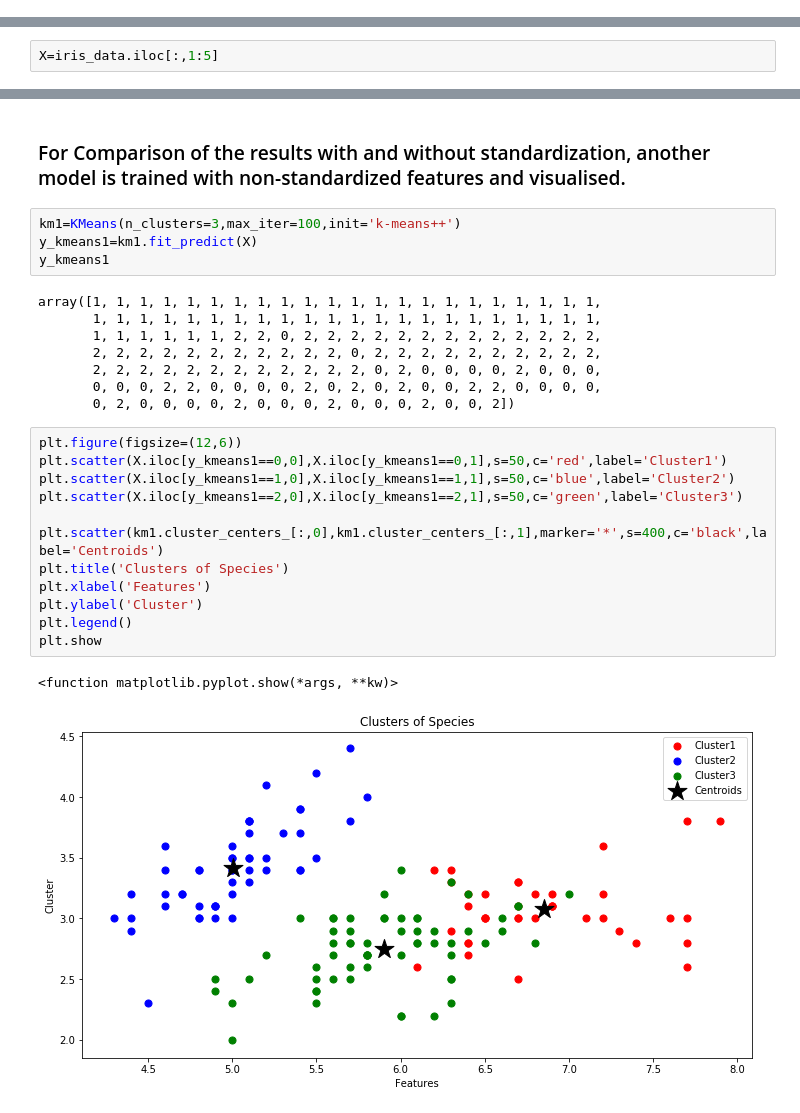
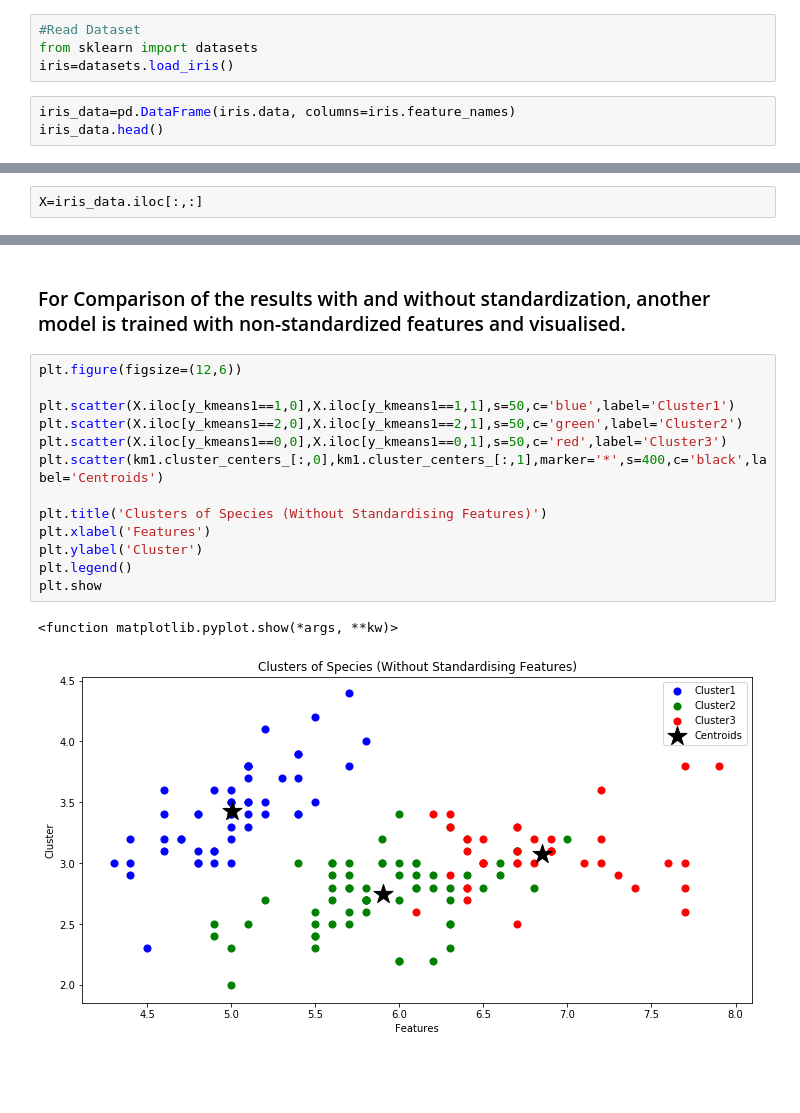
Before and after one commit to Thirumagal-Vani/The-Sparks-Foundation-Intern, a Jupyter notebook: Task 3 - To Explore Unsupervised Machine Learning.ipynb, the cells around one changed output, grey strips where cells are left out. Drawn from its saved outputs; the diff is of its cells as text; blank space fills up the shorter version.

```diff
--- a/Task 3 - To Explore Unsupervised Machine Learning.ipynb
+++ b/Task 3 - To Explore Unsupervised Machine Learning.ipynb
@@ -29,0 +17,7 @@ iris_data.head()
+# %%
+#Read Dataset
+from sklearn import datasets
+iris=datasets.load_iris()
+# %%
+iris_data=pd.DataFrame(iris.data, columns=iris.feature_names)
+iris_data.head()
@@ -48,6 +45,6 @@ dtype: int64
 - ### The independent features which can be used in training are SepalLengthCm, SepalWidthCm, PetalLengthCm, PetalWidthCm.
 # %%
-X=iris_data.iloc[:,1:5]
+X=iris_data.iloc[:,:]
 # %% [markdown]
 ### To understand the distribution of each dependent feature, we use describe method
 # %%
@@ -133,29 +132,18 @@ plt.show
 # %% [markdown]
 ### For Comparison of the results with and without standardization, another model is trained with non-standardized  features and visualised.
-# %%
-km1=KMeans(n_clusters=3,max_iter=100,init='k-means++')
-y_kmeans1=km1.fit_predict(X)
-y_kmeans1
-# %% [output]
-array([1, 1, 1, 1, 1, 1, 1, 1, 1, 1, 1, 1, 1, 1, 1, 1, 1, 1, 1, 1, 1, 1,
-       1, 1, 1, 1, 1, 1, 1, 1, 1, 1, 1, 1, 1, 1, 1, 1, 1, 1, 1, 1, 1, 1,
-       1, 1, 1, 1, 1, 1, 2, 2, 0, 2, 2, 2, 2, 2, 2, 2, 2, 2, 2, 2, 2, 2,
-       2, 2, 2, 2, 2, 2, 2, 2, 2, 2, 2, 0, 2, 2, 2, 2, 2, 2, 2, 2, 2, 2,
-       2, 2, 2, 2, 2, 2, 2, 2, 2, 2, 2, 2, 0, 2, 0, 0, 0, 0, 2, 0, 0, 0,
-       0, 0, 0, 2, 2, 0, 0, 0, 0, 2, 0, 2, 0, 2, 0, 0, 2, 2, 0, 0, 0, 0,
-       0, 2, 0, 0, 0, 0, 2, 0, 0, 0, 2, 0, 0, 0, 2, 0, 0, 2])
 # %%
 plt.figure(figsize=(12,6))
-plt.scatter(X.iloc[y_kmeans1==0,0],X.iloc[y_kmeans1==0,1],s=50,c='red',label='Cluster1')
-plt.scatter(X.iloc[y_kmeans1==1,0],X.iloc[y_kmeans1==1,1],s=50,c='blue',label='Cluster2')
-plt.scatter(X.iloc[y_kmeans1==2,0],X.iloc[y_kmeans1==2,1],s=50,c='green',label='Cluster3')
 
+plt.scatter(X.iloc[y_kmeans1==1,0],X.iloc[y_kmeans1==1,1],s=50,c='blue',label='Cluster1')
+plt.scatter(X.iloc[y_kmeans1==2,0],X.iloc[y_kmeans1==2,1],s=50,c='green',label='Cluster2')
+plt.scatter(X.iloc[y_kmeans1==0,0],X.iloc[y_kmeans1==0,1],s=50,c='red',label='Cluster3')
 plt.scatter(km1.cluster_centers_[:,0],km1.cluster_centers_[:,1],marker='*',s=400,c='black',label='Centroids')
-plt.title('Clusters of Species')
+
+plt.title('Clusters of Species (Without Standardising Features)')
 plt.xlabel('Features')
 plt.ylabel('Cluster')
 plt.legend()
 plt.show
 # %% [output]
 <function matplotlib.pyplot.show(*args, **kw)>
-[figure, old version]
+[figure, new version]
```
Also changed, not shown: parts of 17 cells of this notebook, 1 other file.
